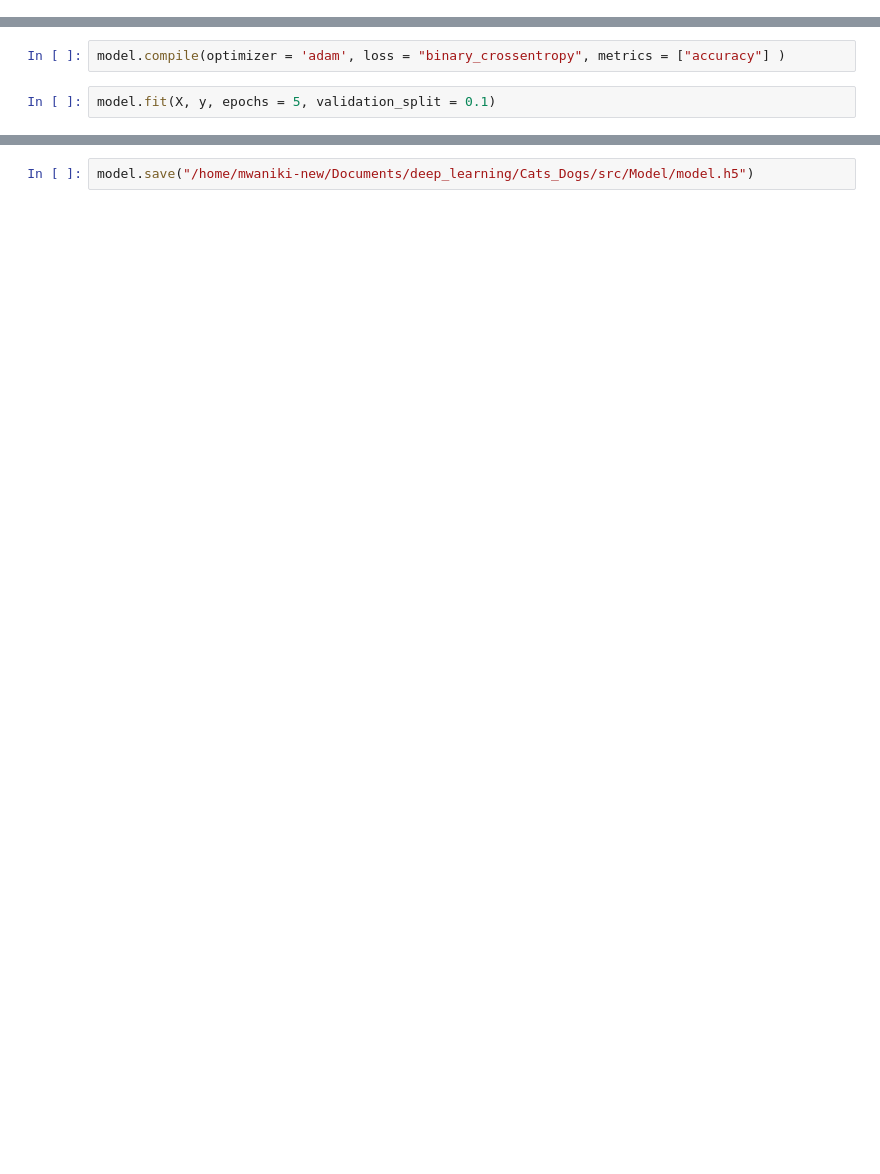
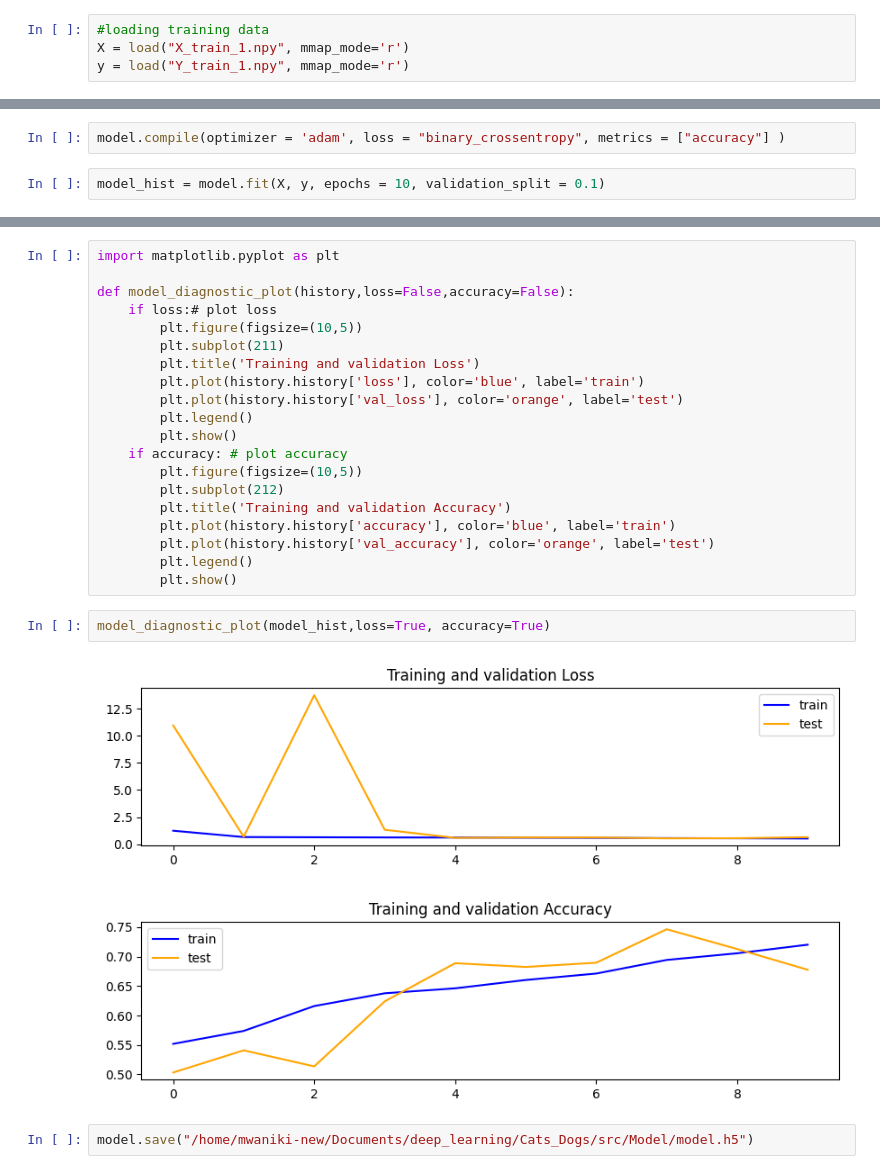
Before and after one commit to MwanikiNjagi/Cats-and-Dogs, a Jupyter notebook: training.ipynb, the cells around one changed output, grey strips where cells are left out. Cells and saved outputs as stored; diff of their text form; blank space fills up the shorter version.

```diff
--- a/training.ipynb
+++ b/training.ipynb
@@ -26,3 +11,7 @@ To enable the following instructions: AVX2 FMA, in other operations, rebuild Ten
+# %%
+#loading training data
+X = load("X_train_1.npy", mmap_mode='r')
+y = load("Y_train_1.npy", mmap_mode='r')
 # %%
 #model graph
 model = Sequential()
@@ -47,5 +36,5 @@ model.add(Dense(1, activation='sigmoid'))
 # %%
 model.compile(optimizer = 'adam', loss = "binary_crossentropy", metrics = ["accuracy"] )
 # %%
-model.fit(X, y, epochs = 5, validation_split = 0.1)
+model_hist = model.fit(X, y, epochs = 10, validation_split = 0.1)
 # %% [output]
@@ -63,2 +62,27 @@ Epoch 5/5
+# %%
+import matplotlib.pyplot as plt
+
+def model_diagnostic_plot(history,loss=False,accuracy=False):
+    if loss:# plot loss
+        plt.figure(figsize=(10,5))
+        plt.subplot(211)
+        plt.title('Training and validation Loss')
+        plt.plot(history.history['loss'], color='blue', label='train')
+        plt.plot(history.history['val_loss'], color='orange', label='test')
+        plt.legend()
+        plt.show()
+    if accuracy: # plot accuracy
+        plt.figure(figsize=(10,5))
+        plt.subplot(212)
+        plt.title('Training and validation Accuracy')
+        plt.plot(history.history['accuracy'], color='blue', label='train')
+        plt.plot(history.history['val_accuracy'], color='orange', label='test')
+        plt.legend()
+        plt.show()
+# %%
+model_diagnostic_plot(model_hist,loss=True, accuracy=True)
+# %% [output]
+[figure, added]
+[figure, added]
 # %%
 model.save("/home/mwaniki-new/Documents/deep_learning/Cats_Dogs/src/Model/model.h5")
```
Also changed, not shown: parts of 7 cells of this notebook, 2 other files.
